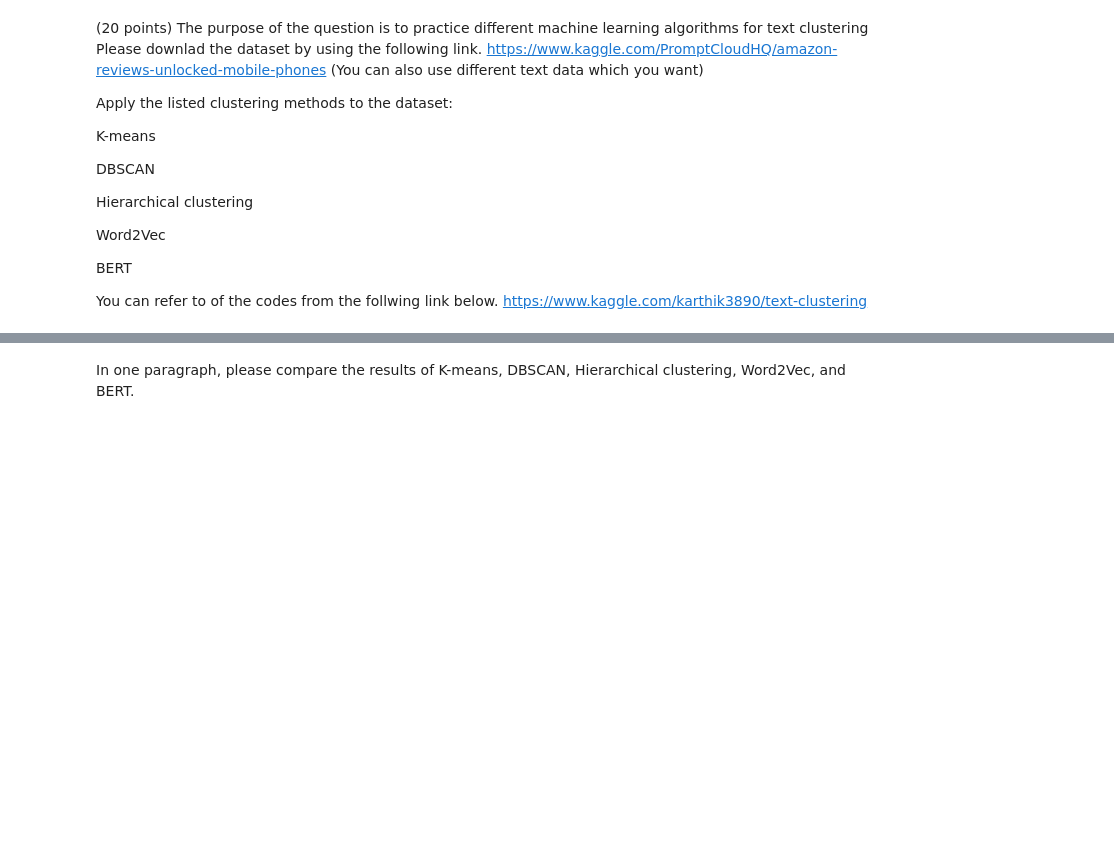
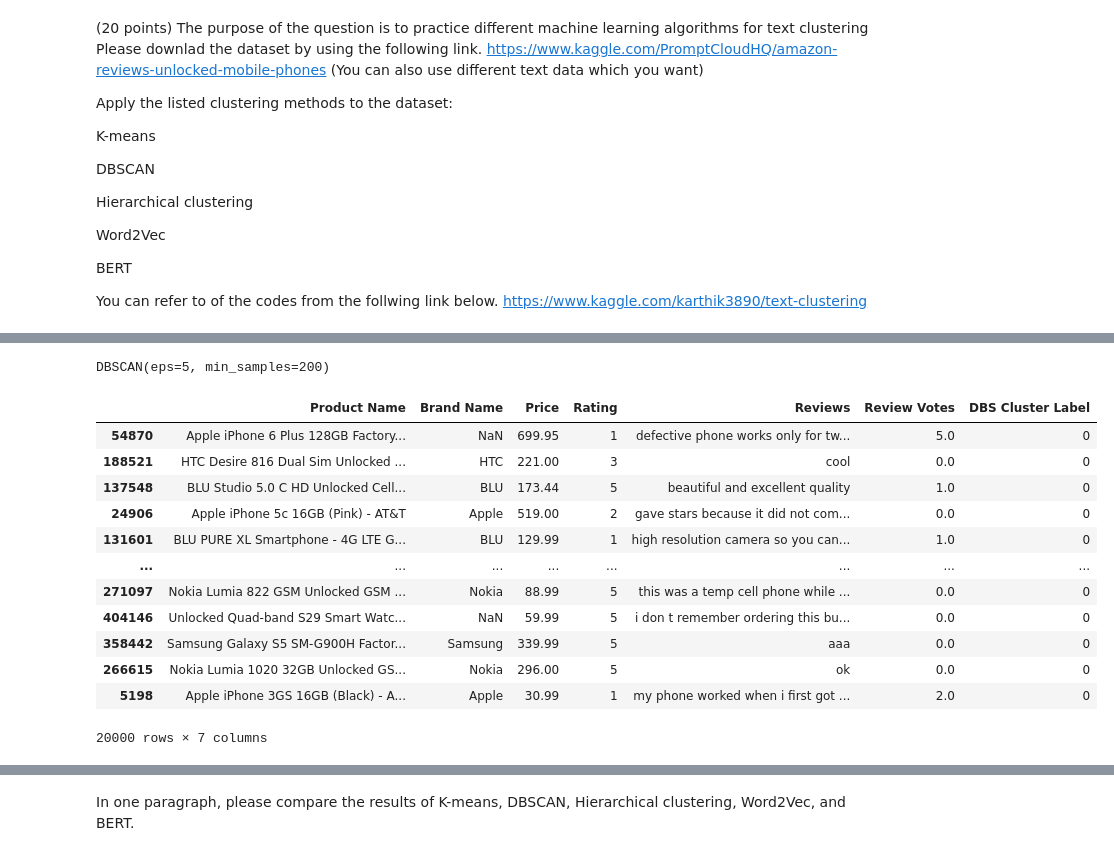
Before and after one commit to jivitheshreddy/INFO-5731-Srping2023, a Jupyter notebook: In_class_exercise_05_04182023.ipynb, the cells around one changed output, grey strips where cells are left out. Drawn from its saved outputs; the diff is of its cells as text; code cells hidden in the pictures; blank space fills up the shorter version.

```diff
--- a/In_class_exercise_05_04182023.ipynb
+++ b/In_class_exercise_05_04182023.ipynb
@@ -576,0 +772,24 @@ https://www.kaggle.com/karthik3890/text-clustering
+# %%
+# Create the model
+model_dbs = DBSCAN(eps = 5, min_samples = minPts)
+model_dbs.fit(vectors)
+# %% [output]
+DBSCAN(eps=5, min_samples=200)
+# %%
+df_dbs = df
+df_dbs["DBS Cluster Label"] = model_dbs.labels_
+df_dbs
+# %% [output]
+|  | Product Name | Brand Name | Price | Rating | Reviews | Review Votes | DBS Cluster Label |
+| 54870 | Apple iPhone 6 Plus 128GB Factory... | NaN | 699.95 | 1 | defective phone works only for tw... | 5.0 | 0 |
+| 188521 | HTC Desire 816 Dual Sim Unlocked ... | HTC | 221.00 | 3 | cool | 0.0 | 0 |
+| 137548 | BLU Studio 5.0 C HD Unlocked Cell... | BLU | 173.44 | 5 | beautiful and excellent quality | 1.0 | 0 |
+| 24906 | Apple iPhone 5c 16GB (Pink) - AT&T | Apple | 519.00 | 2 | gave stars because it did not com... | 0.0 | 0 |
+| 131601 | BLU PURE XL Smartphone - 4G LTE G... | BLU | 129.99 | 1 | high resolution camera so you can... | 1.0 | 0 |
+| ... | ... | ... | ... | ... | ... | ... | ... |
+| 271097 | Nokia Lumia 822 GSM Unlocked GSM ... | Nokia | 88.99 | 5 | this was a temp cell phone while ... | 0.0 | 0 |
+| 404146 | Unlocked Quad-band S29 Smart Watc... | NaN | 59.99 | 5 | i don t remember ordering this bu... | 0.0 | 0 |
+| 358442 | Samsung Galaxy S5 SM-G900H Factor... | Samsung | 339.99 | 5 | aaa | 0.0 | 0 |
+| 266615 | Nokia Lumia 1020 32GB Unlocked GS... | Nokia | 296.00 | 5 | ok | 0.0 | 0 |
+| 5198 | Apple iPhone 3GS 16GB (Black) - A... | Apple | 30.99 | 1 | my phone worked when i first got ... | 2.0 | 0 |
+20000 rows × 7 columns
```
Also changed, not shown: parts of 17 cells of this notebook.
